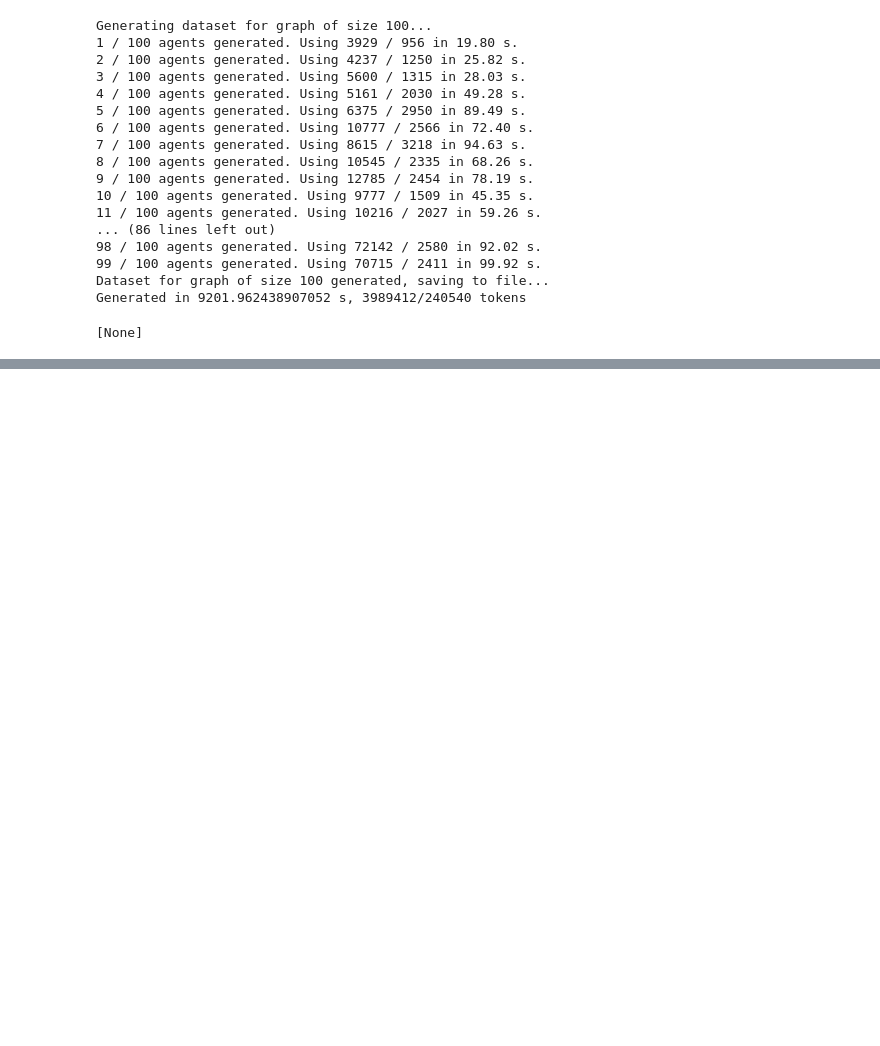
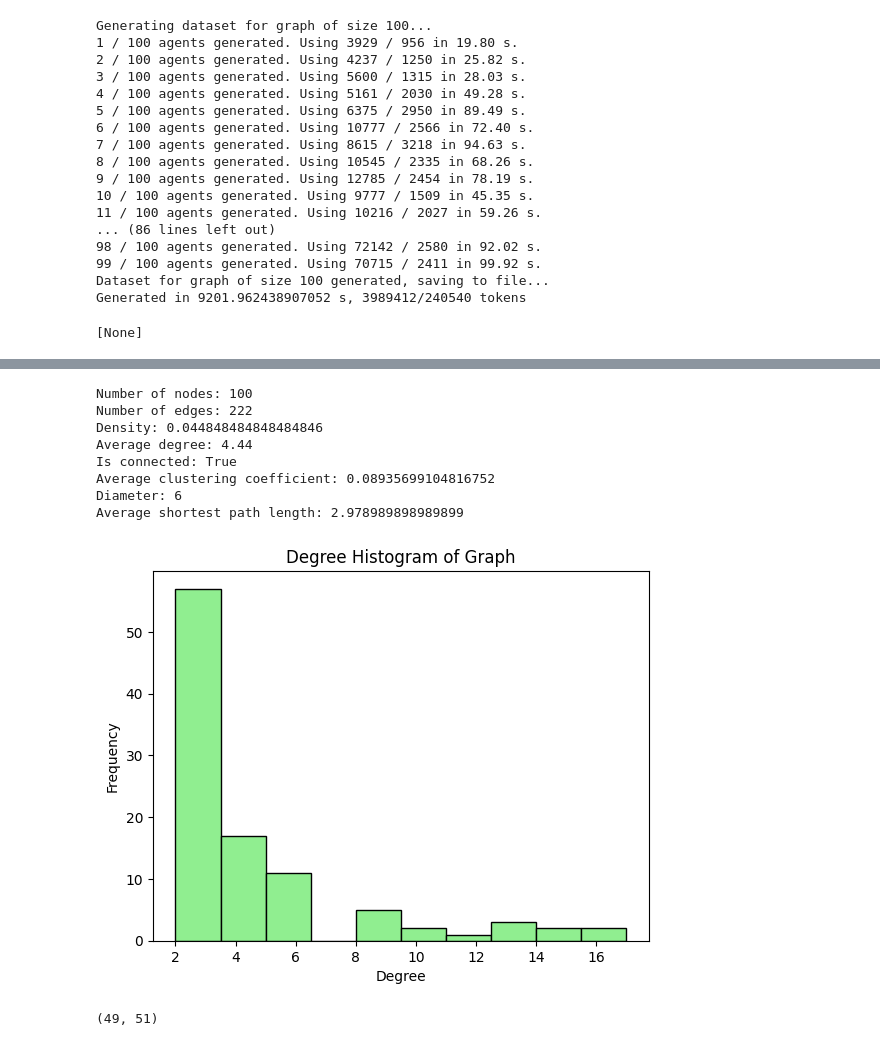
Before and after one commit to matuskonig/generative-agents, a Jupyter notebook: experiments/information_spread_data.ipynb, the cells around one changed output, grey strips where cells are left out. Cells and saved outputs as stored; diff of their text form; code cells hidden in the pictures; blank space fills up the shorter version.

Commit message:
add analysis of dataset

```diff
--- a/experiments/information_spread_data.ipynb
+++ b/experiments/information_spread_data.ipynb
@@ -325,0 +399,16 @@ Generated in 9201.962438907052 s, 3989412/240540 tokens
+# %%
+print_graph_properties(dataset100_graph)
+# %% [output]
+Number of nodes: 100
+Number of edges: 222
+Density: 0.044848484848484846
+Average degree: 4.44
+Is connected: True
+Average clustering coefficient: 0.08935699104816752
+Diameter: 6
+Average shortest path length: 2.978989898989899
+[figure, added]
+# %%
+sum(1 for agent in dataset100.agents if agent.sex == 'F'), sum(1 for agent in dataset100.agents if agent.sex == 'M')
+# %% [output]
+(49, 51)
```
Also changed, not shown: parts of 9 cells of this notebook, 1 other file.
